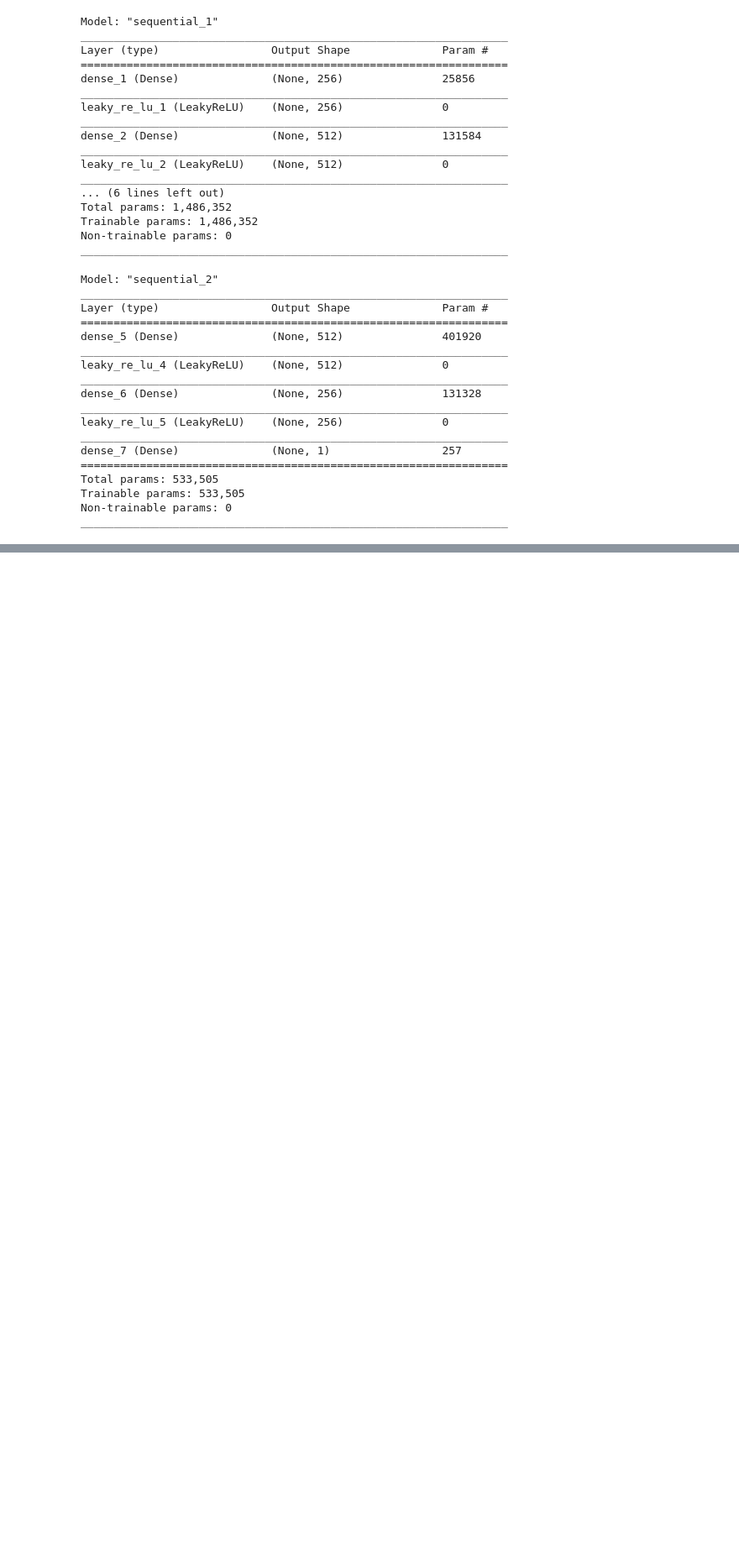
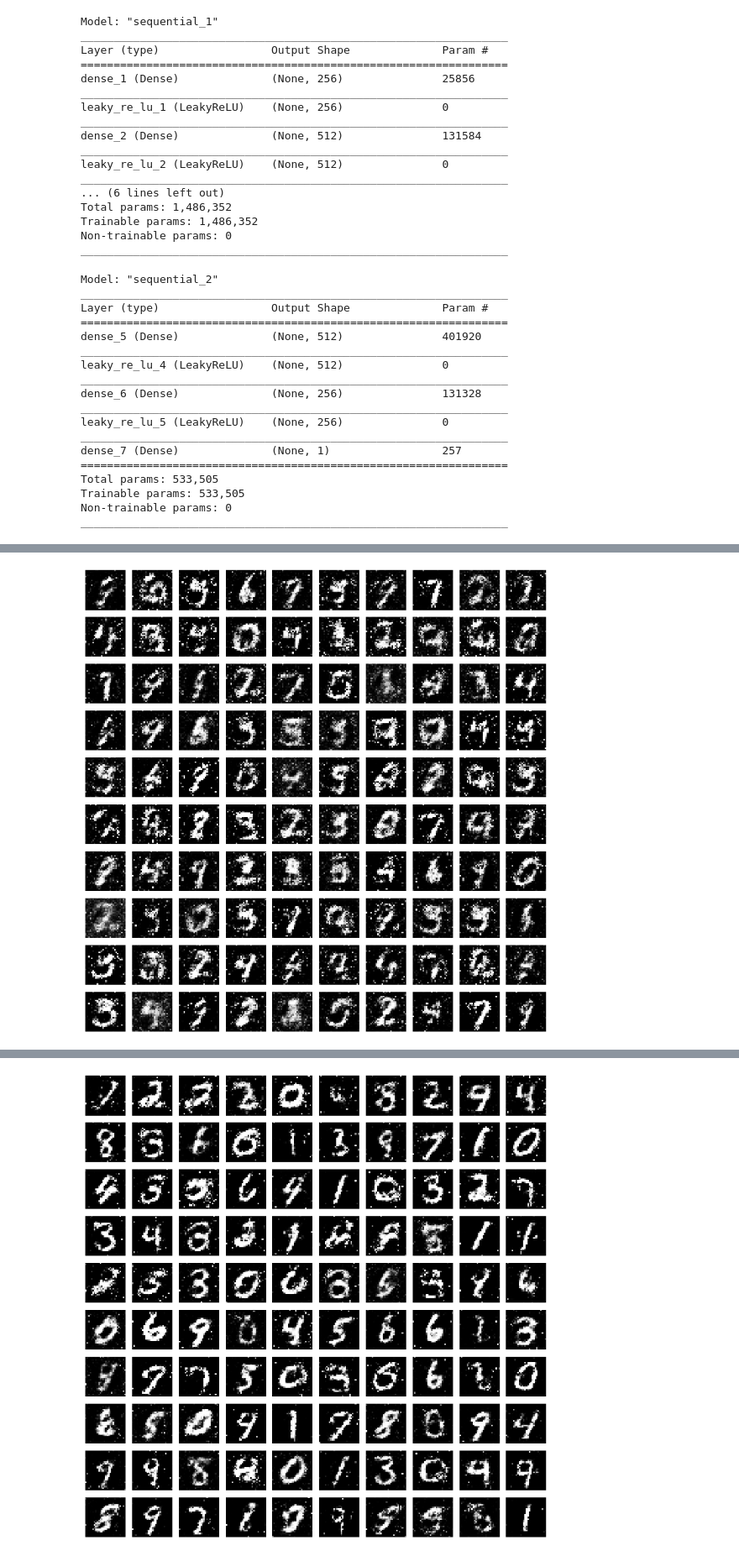
Before and after one commit to JayantGoel001/GeneralAdversarialNetwork, a Jupyter notebook: GAN On MNIST.ipynb, the cells around one changed output, grey strips where cells are left out. Shown: that part at 84% size. Saved outputs shown, nothing was run; the diff lists cells and outputs as text; code cells hidden in the pictures; blank space fills up the shorter version.

```diff
--- a/GAN On MNIST.ipynb
+++ b/GAN On MNIST.ipynb
@@ -19,6 +19,7 @@ plt.show()
 [figure]
 # %%
 X_train = (X_train.astype('float32') - 127.5)/127.5
+X_train = X_train.reshape((-1,784))
 print(np.min(X_train))
 print(np.max(X_train))
 # %% [output]
@@ -113,0 +108,48 @@ for epoch in range(Total_epochs):
+# %%
+def saveImages(epoch,samples=100):
+    noise = np.random.normal(0,1,size=(samples,noise_dim))
+    gen_images = generator_model.predict(noise)
+    gen_images = gen_images.reshape(samples,28,28)
+
+    plt.figure(figsize = (10,10))
+    for i in range(samples):
+        plt.subplot(10,10,i+1)
+        plt.imshow(gen_images[i],interpolation='nearest',cmap='gray')
+        plt.axis('off')
+    plt.tight_layout()
+    plt.savefig('images/gen_image_output{}.png'.format(epoch))
+    plt.show()
+# %%
+d_loss_list = []
+g_loss_list = []
+for epoch in range(1,Total_epochs+1):
+    epoch_d_loss = 0.0
+    epoch_g_loss = 0.0
+    for step in range(no_of_batches):
+        idx = np.random.randint(0,X_train.shape[0],half_batch_size)
+        real_images = X_train[idx]
+
+        noise = np.random.normal(0,1,size=(half_batch_size,noise_dim))
+        fake_images = generator_model.predict(noise)
+
+        real_y = np.ones((half_batch_size,1)) * 0.9
+        fake_y = np.zeros((half_batch_size,1))
+
+        d_loss_real = discriminator_model.train_on_batch(real_images,real_y)
+        d_loss_fake = discriminator_model.train_on_batch(fake_images,fake_y)
+
+        d_loss = (d_loss_fake+d_loss_real)/2.0
+        d_loss_list.append(d_loss)
+        epoch_d_loss += d_loss
+
+        #Train Generator in which Discriminator is frozen
+        noise_ground = np.random.normal(0,1,size=(batch_size,noise_dim))
+        ground_truth_y = np.ones((batch_size,1))
+        g_loss = model.train_on_batch(noise_ground,ground_truth_y)
+        g_loss_list.append(g_loss)
+        epoch_g_loss += g_loss
+    print("Epoch %d D loss: %f G loss: %f" % ((epoch), epoch_d_loss, epoch_g_loss))
+    if epoch%10==0:
+        generator_model.save("model/generator{}.h5".format(epoch))
+        saveImages(epoch)
+# %% [output]
@@ -113,0 +166 @@ for epoch in range(Total_epochs):
+[figure, added]
@@ -113,0 +177 @@ for epoch in range(Total_epochs):
+[figure, added]
```
Also changed, not shown: parts of 6 cells of this notebook.
